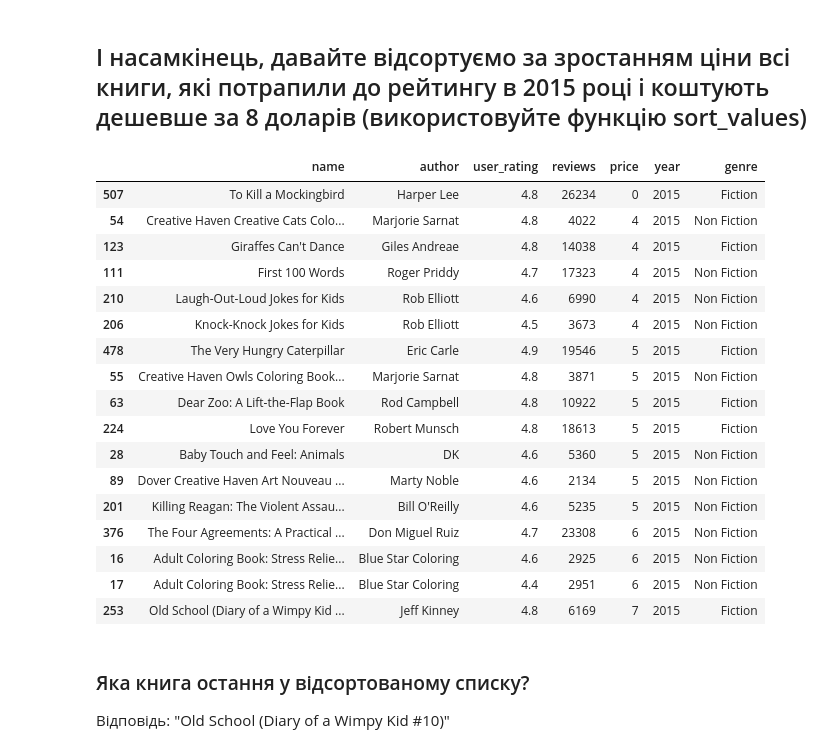
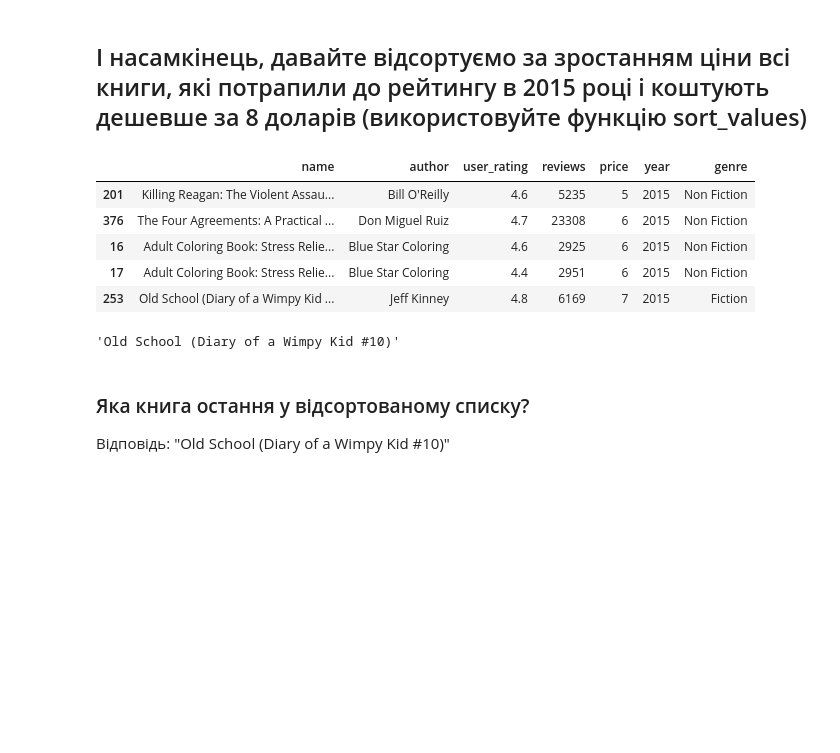
Before and after one commit to lexxai/goit_python_ds_hw_02, a Jupyter notebook: Hw2.3.ipynb, the cells around one changed output. Cells and saved outputs as stored; diff of their text form; code cells hidden in the pictures; blank space fills up the shorter version.

```diff
--- a/Hw2.3.ipynb
+++ b/Hw2.3.ipynb
@@ -206,26 +206,19 @@ df.query(query_df).shape[0]
 # %% [markdown]
 ## І насамкінець, давайте відсортуємо за зростанням ціни всі книги, які потрапили до рейтингу в 2015 році і коштують дешевше за 8 доларів (використовуйте функцію sort_values)
 # %%
-df[ (df['year'] == 2015) & (df['price'] < 8) ].sort_values(by=["price","user_rating"],ascending=[True, False])
+df_tmp = df[ (df['year'] == 2015) & (df['price'] < 8) ].sort_values(by=["price","user_rating"],ascending=[True, False])
+df_tmp.tail()
 # %% [output]
 |  | name | author | user_rating | reviews | price | year | genre |
-| 507 | To Kill a Mockingbird | Harper Lee | 4.8 | 26234 | 0 | 2015 | Fiction |
-| 54 | Creative Haven Creative Cats Colo... | Marjorie Sarnat | 4.8 | 4022 | 4 | 2015 | Non Fiction |
-| 123 | Giraffes Can't Dance | Giles Andreae | 4.8 | 14038 | 4 | 2015 | Fiction |
-| 111 | First 100 Words | Roger Priddy | 4.7 | 17323 | 4 | 2015 | Non Fiction |
-| 210 | Laugh-Out-Loud Jokes for Kids | Rob Elliott | 4.6 | 6990 | 4 | 2015 | Non Fiction |
-| 206 | Knock-Knock Jokes for Kids | Rob Elliott | 4.5 | 3673 | 4 | 2015 | Non Fiction |
-| 478 | The Very Hungry Caterpillar | Eric Carle | 4.9 | 19546 | 5 | 2015 | Fiction |
-| 55 | Creative Haven Owls Coloring Book... | Marjorie Sarnat | 4.8 | 3871 | 5 | 2015 | Non Fiction |
-| 63 | Dear Zoo: A Lift-the-Flap Book | Rod Campbell | 4.8 | 10922 | 5 | 2015 | Fiction |
-| 224 | Love You Forever | Robert Munsch | 4.8 | 18613 | 5 | 2015 | Fiction |
-| 28 | Baby Touch and Feel: Animals | DK | 4.6 | 5360 | 5 | 2015 | Non Fiction |
-| 89 | Dover Creative Haven Art Nouveau ... | Marty Noble | 4.6 | 2134 | 5 | 2015 | Non Fiction |
 | 201 | Killing Reagan: The Violent Assau... | Bill O'Reilly | 4.6 | 5235 | 5 | 2015 | Non Fiction |
 | 376 | The Four Agreements: A Practical ... | Don Miguel Ruiz | 4.7 | 23308 | 6 | 2015 | Non Fiction |
 | 16 | Adult Coloring Book: Stress Relie... | Blue Star Coloring | 4.6 | 2925 | 6 | 2015 | Non Fiction |
 | 17 | Adult Coloring Book: Stress Relie... | Blue Star Coloring | 4.4 | 2951 | 6 | 2015 | Non Fiction |
 | 253 | Old School (Diary of a Wimpy Kid ... | Jeff Kinney | 4.8 | 6169 | 7 | 2015 | Fiction |
+# %%
+df_tmp.iloc[-1:].iat[0,0]
+# %% [output]
+'Old School (Diary of a Wimpy Kid #10)'
 # %% [markdown]
 ### Яка книга остання у відсортованому списку?
 Відповідь: "Old School (Diary of a Wimpy Kid #10)"
```
